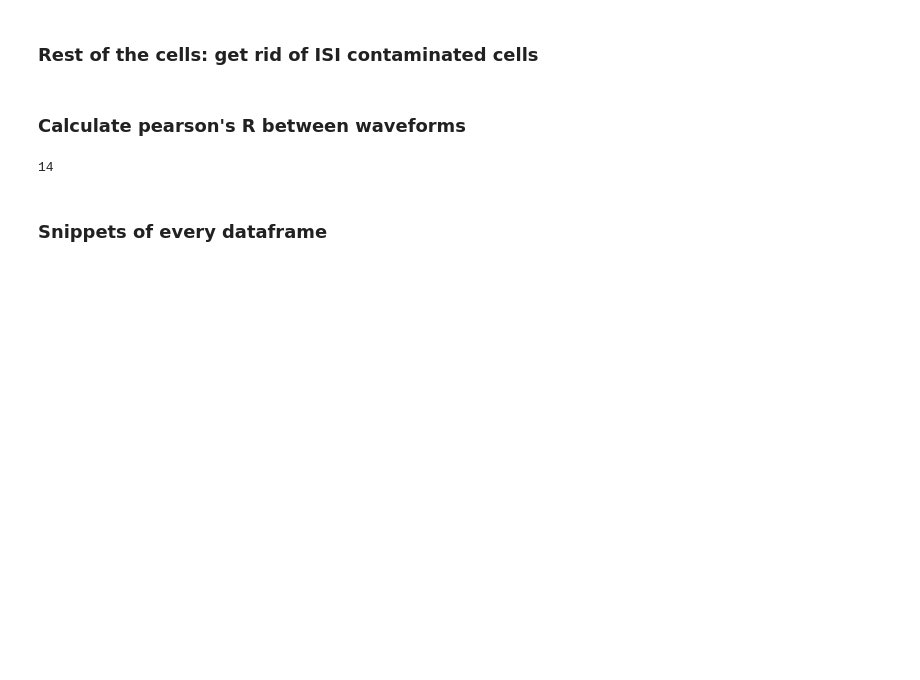
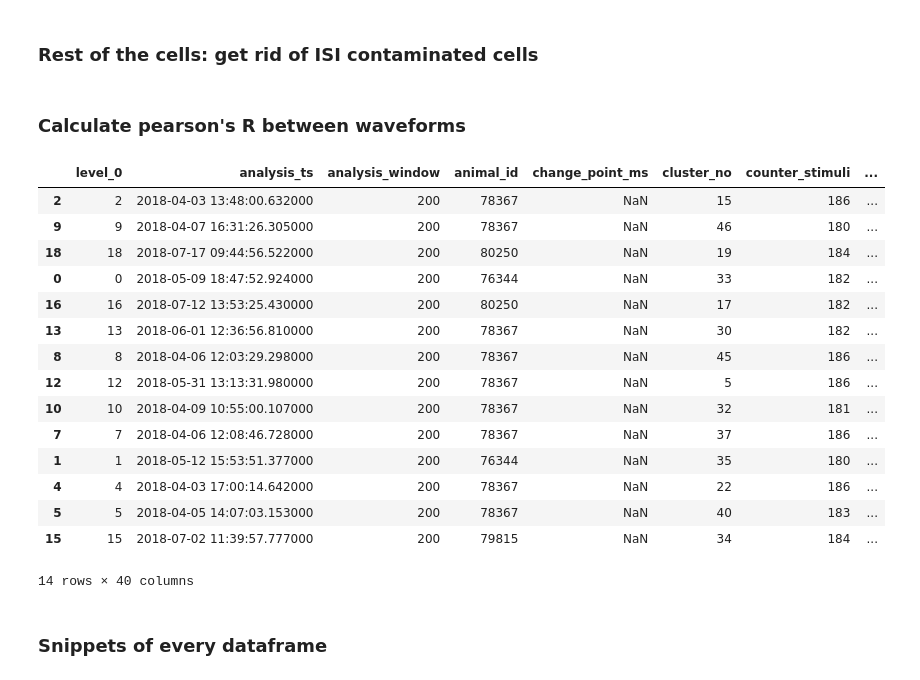
Before and after one commit to davidcrowland/layer_vb_tagging, a Jupyter notebook: ochiefVb.ipynb, the cells around one changed output. Drawn from its saved outputs; the diff is of its cells as text; code cells hidden in the pictures; blank space fills up the shorter version.

```diff
--- a/ochiefVb.ipynb
+++ b/ochiefVb.ipynb
@@ -334,10 +334,25 @@ inhibited_cells['inhibited_'] = labels_inhib_
 # Sort again - why not ...
 excited_cells.sort_values(by='salt_i',ascending=False,inplace=True)
 inhibited_cells.sort_values(by='inhib_lowest_p',ascending=True,inplace=True)
-# %%
-len(excited_cells)
-# %% [output]
-14
+# %%
+excited_cells
+# %% [output]
+|  | level_0 | analysis_ts | analysis_window | animal_id | change_point_ms | cluster_no | counter_stimuli | ... |
+| 2 | 2 | 2018-04-03 13:48:00.632000 | 200 | 78367 | NaN | 15 | 186 | ... |
+| 9 | 9 | 2018-04-07 16:31:26.305000 | 200 | 78367 | NaN | 46 | 180 | ... |
+| 18 | 18 | 2018-07-17 09:44:56.522000 | 200 | 80250 | NaN | 19 | 184 | ... |
+| 0 | 0 | 2018-05-09 18:47:52.924000 | 200 | 76344 | NaN | 33 | 182 | ... |
+| 16 | 16 | 2018-07-12 13:53:25.430000 | 200 | 80250 | NaN | 17 | 182 | ... |
+| 13 | 13 | 2018-06-01 12:36:56.810000 | 200 | 78367 | NaN | 30 | 182 | ... |
+| 8 | 8 | 2018-04-06 12:03:29.298000 | 200 | 78367 | NaN | 45 | 186 | ... |
+| 12 | 12 | 2018-05-31 13:13:31.980000 | 200 | 78367 | NaN | 5 | 186 | ... |
+| 10 | 10 | 2018-04-09 10:55:00.107000 | 200 | 78367 | NaN | 32 | 181 | ... |
+| 7 | 7 | 2018-04-06 12:08:46.728000 | 200 | 78367 | NaN | 37 | 186 | ... |
+| 1 | 1 | 2018-05-12 15:53:51.377000 | 200 | 76344 | NaN | 35 | 180 | ... |
+| 4 | 4 | 2018-04-03 17:00:14.642000 | 200 | 78367 | NaN | 22 | 186 | ... |
+| 5 | 5 | 2018-04-05 14:07:03.153000 | 200 | 78367 | NaN | 40 | 183 | ... |
+| 15 | 15 | 2018-07-02 11:39:57.777000 | 200 | 79815 | NaN | 34 | 184 | ... |
+14 rows × 40 columns
 # %% [markdown]
 ### Snippets of every dataframe
 # %%
```
Also changed, not shown: parts of 7 cells of this notebook.
